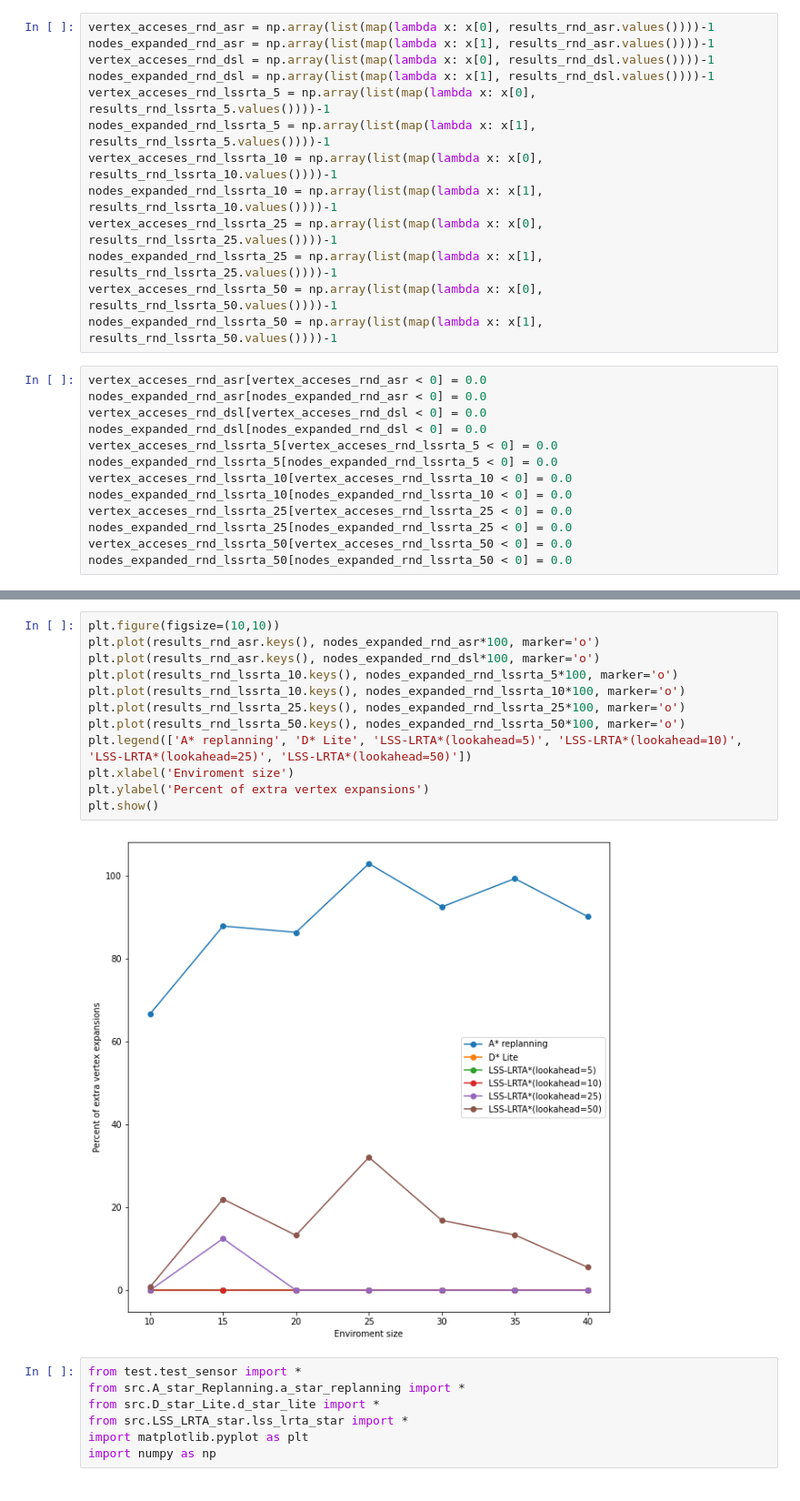
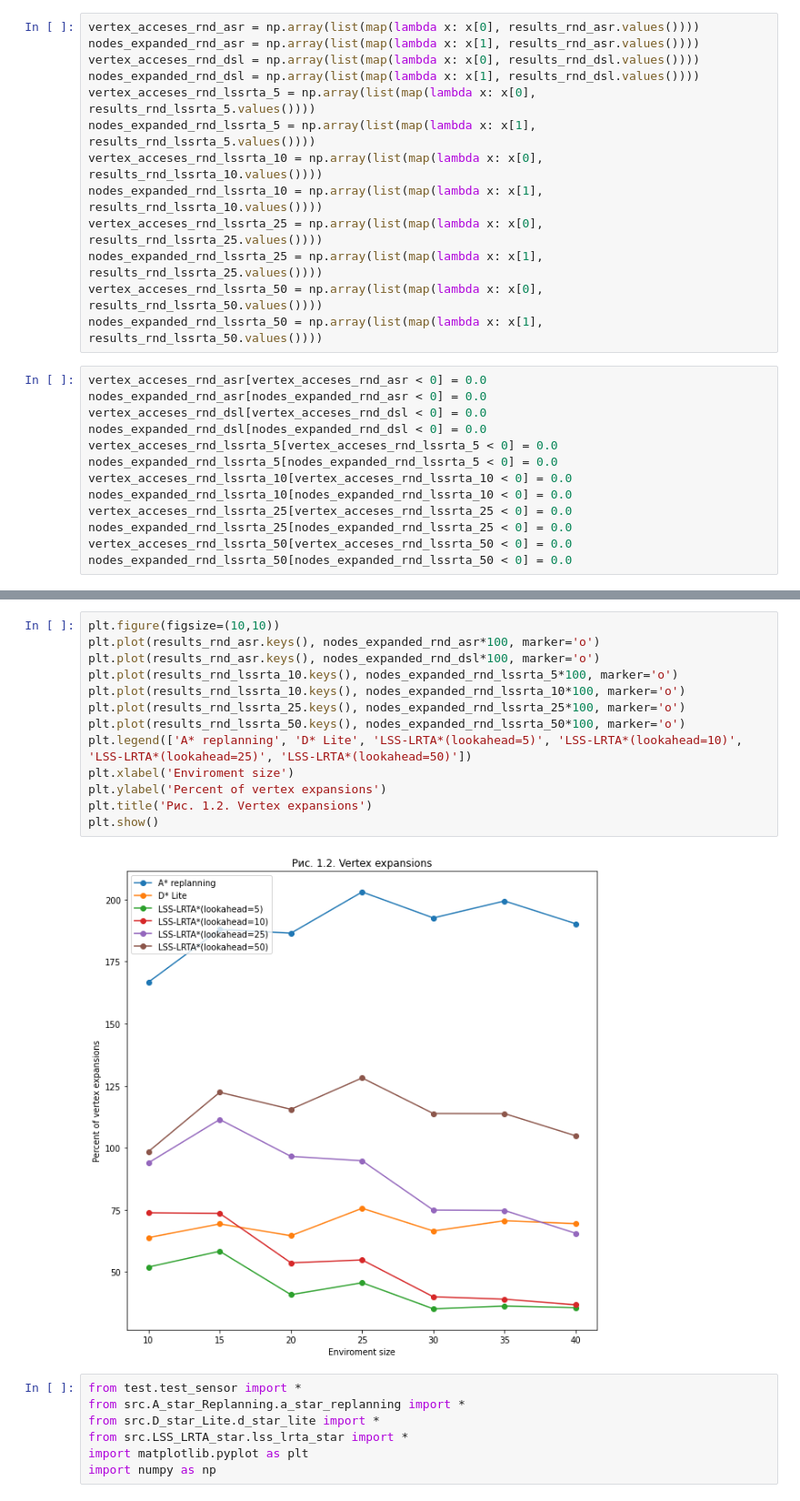
Before and after one commit to aokiga/d_star_lite, a Jupyter notebook: test_and_visual.ipynb, the cells around one changed output, grey strips where cells are left out. Shown at 91% size. Saved outputs shown, nothing was run; the diff lists cells and outputs as text.

```diff
--- a/test_and_visual.ipynb
+++ b/test_and_visual.ipynb
@@ -137,18 +137,18 @@ results_rnd_lssrta_50
 import matplotlib.pyplot as plt
 import numpy as np
 # %%
-vertex_acceses_rnd_asr = np.array(list(map(lambda x: x[0], results_rnd_asr.values())))-1
-nodes_expanded_rnd_asr = np.array(list(map(lambda x: x[1], results_rnd_asr.values())))-1
-vertex_acceses_rnd_dsl = np.array(list(map(lambda x: x[0], results_rnd_dsl.values())))-1
-nodes_expanded_rnd_dsl = np.array(list(map(lambda x: x[1], results_rnd_dsl.values())))-1
-vertex_acceses_rnd_lssrta_5 = np.array(list(map(lambda x: x[0], results_rnd_lssrta_5.values())))-1
-nodes_expanded_rnd_lssrta_5 = np.array(list(map(lambda x: x[1], results_rnd_lssrta_5.values())))-1
-vertex_acceses_rnd_lssrta_10 = np.array(list(map(lambda x: x[0], results_rnd_lssrta_10.values())))-1
-nodes_expanded_rnd_lssrta_10 = np.array(list(map(lambda x: x[1], results_rnd_lssrta_10.values())))-1
-vertex_acceses_rnd_lssrta_25 = np.array(list(map(lambda x: x[0], results_rnd_lssrta_25.values())))-1
-nodes_expanded_rnd_lssrta_25 = np.array(list(map(lambda x: x[1], results_rnd_lssrta_25.values())))-1
-vertex_acceses_rnd_lssrta_50 = np.array(list(map(lambda x: x[0], results_rnd_lssrta_50.values())))-1
-nodes_expanded_rnd_lssrta_50 = np.array(list(map(lambda x: x[1], results_rnd_lssrta_50.values())))-1
+vertex_acceses_rnd_asr = np.array(list(map(lambda x: x[0], results_rnd_asr.values())))
+nodes_expanded_rnd_asr = np.array(list(map(lambda x: x[1], results_rnd_asr.values())))
+vertex_acceses_rnd_dsl = np.array(list(map(lambda x: x[0], results_rnd_dsl.values())))
+nodes_expanded_rnd_dsl = np.array(list(map(lambda x: x[1], results_rnd_dsl.values())))
+vertex_acceses_rnd_lssrta_5 = np.array(list(map(lambda x: x[0], results_rnd_lssrta_5.values())))
+nodes_expanded_rnd_lssrta_5 = np.array(list(map(lambda x: x[1], results_rnd_lssrta_5.values())))
+vertex_acceses_rnd_lssrta_10 = np.array(list(map(lambda x: x[0], results_rnd_lssrta_10.values())))
+nodes_expanded_rnd_lssrta_10 = np.array(list(map(lambda x: x[1], results_rnd_lssrta_10.values())))
+vertex_acceses_rnd_lssrta_25 = np.array(list(map(lambda x: x[0], results_rnd_lssrta_25.values())))
+nodes_expanded_rnd_lssrta_25 = np.array(list(map(lambda x: x[1], results_rnd_lssrta_25.values())))
+vertex_acceses_rnd_lssrta_50 = np.array(list(map(lambda x: x[0], results_rnd_lssrta_50.values())))
+nodes_expanded_rnd_lssrta_50 = np.array(list(map(lambda x: x[1], results_rnd_lssrta_50.values())))
 # %%
 vertex_acceses_rnd_asr[vertex_acceses_rnd_asr < 0] = 0.0
 nodes_expanded_rnd_asr[nodes_expanded_rnd_asr < 0] = 0.0
@@ -179,17 +180,18 @@ plt.show()
 # %%
 plt.figure(figsize=(10,10))
 plt.plot(results_rnd_asr.keys(), nodes_expanded_rnd_asr*100, marker='o')
 plt.plot(results_rnd_asr.keys(), nodes_expanded_rnd_dsl*100, marker='o')
 plt.plot(results_rnd_lssrta_10.keys(), nodes_expanded_rnd_lssrta_5*100, marker='o')
 plt.plot(results_rnd_lssrta_10.keys(), nodes_expanded_rnd_lssrta_10*100, marker='o')
 plt.plot(results_rnd_lssrta_25.keys(), nodes_expanded_rnd_lssrta_25*100, marker='o')
 plt.plot(results_rnd_lssrta_50.keys(), nodes_expanded_rnd_lssrta_50*100, marker='o')
 plt.legend(['A* replanning', 'D* Lite', 'LSS-LRTA*(lookahead=5)', 'LSS-LRTA*(lookahead=10)', 'LSS-LRTA*(lookahead=25)', 'LSS-LRTA*(lookahead=50)'])
 plt.xlabel('Enviroment size')
-plt.ylabel('Percent of extra vertex expansions')
+plt.ylabel('Percent of vertex expansions')
+plt.title('Рис. 1.2. Vertex expansions')
 plt.show()
 # %% [output]
-[figure, old version]
+[figure, new version]
 # %%
 from test.test_sensor import *
 from src.A_star_Replanning.a_star_replanning import *
```
Also changed, not shown: parts of 16 cells of this notebook.
